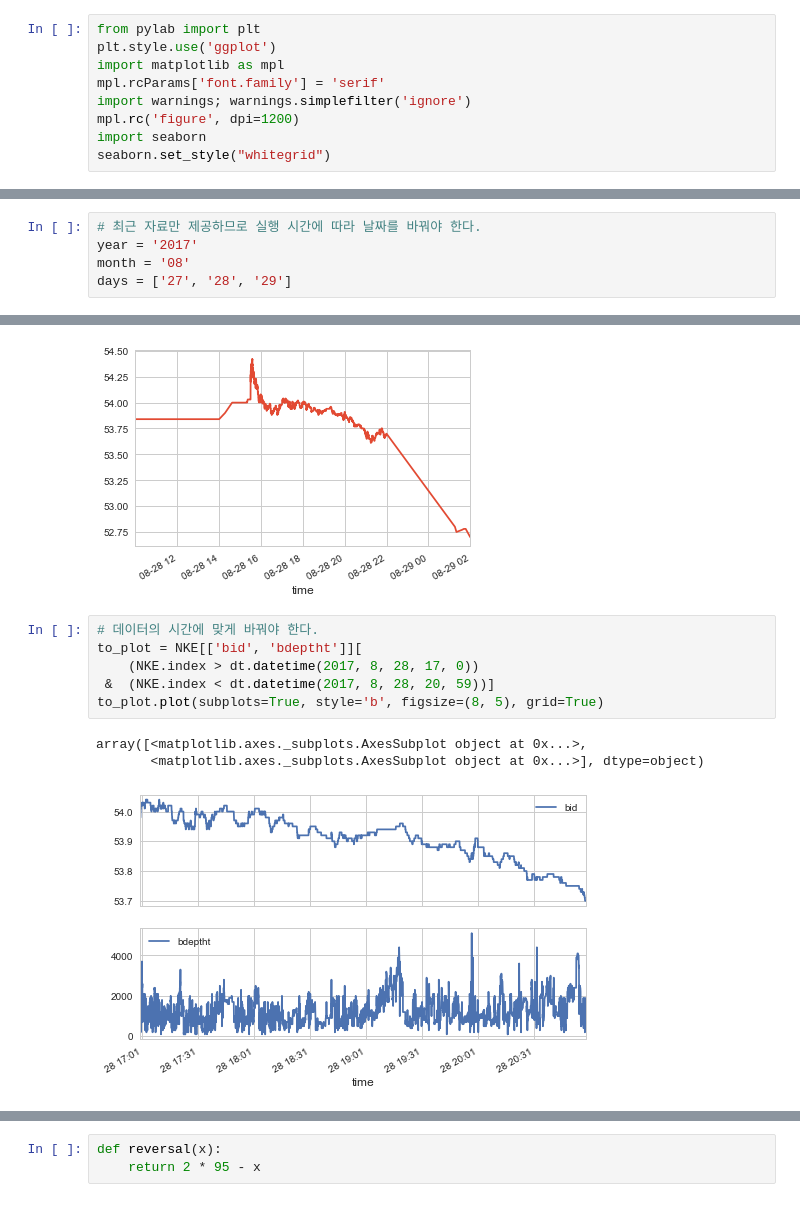
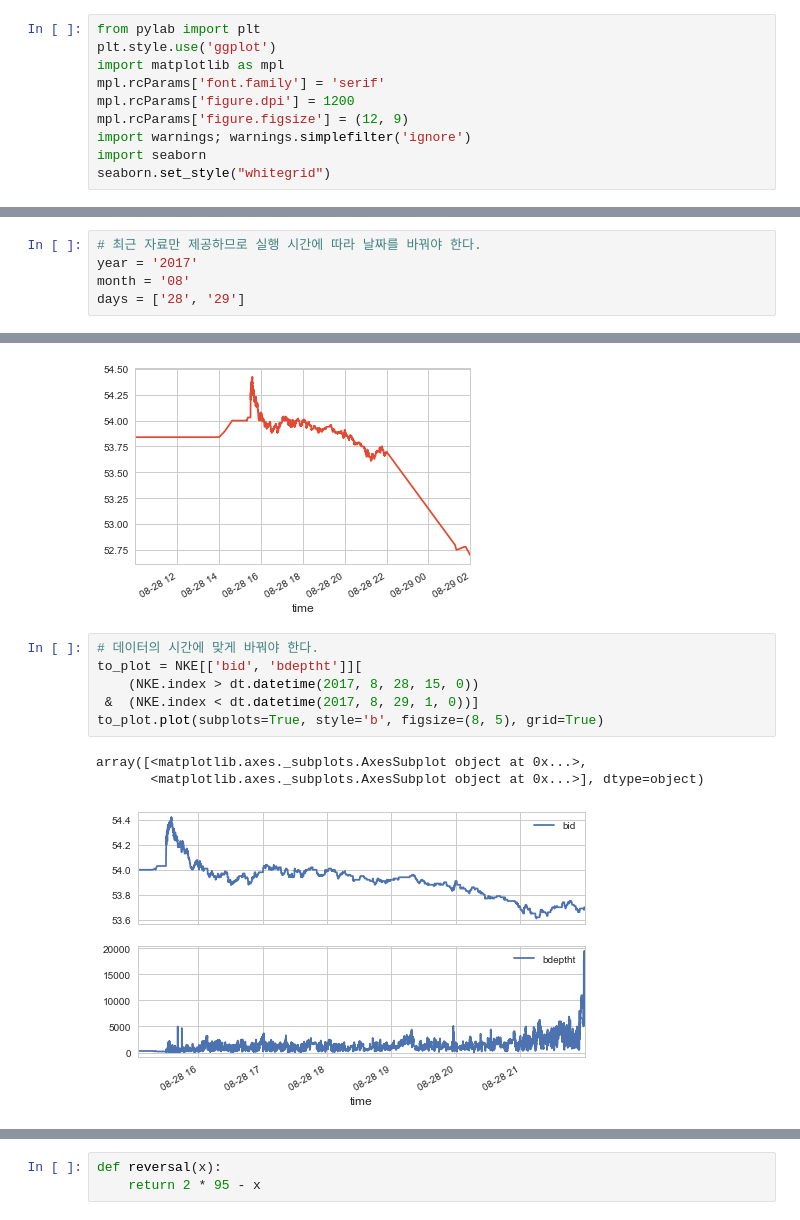
Before and after one commit to hjhjpark/py4fi, a Jupyter notebook: ipython3/06_Financial_Time_Series.ipynb, the cells around one changed output, grey strips where cells are left out. Saved outputs shown, nothing was run; the diff lists cells and outputs as text.

```diff
--- a/ipython3/06_Financial_Time_Series.ipynb
+++ b/ipython3/06_Financial_Time_Series.ipynb
@@ -28,8 +28,9 @@ from pylab import plt
 plt.style.use('ggplot')
 import matplotlib as mpl
 mpl.rcParams['font.family'] = 'serif'
+mpl.rcParams['figure.dpi'] = 1200
+mpl.rcParams['figure.figsize'] = (12, 9)
 import warnings; warnings.simplefilter('ignore')
-mpl.rc('figure', dpi=1200)
 import seaborn
 seaborn.set_style("whitegrid")
 # %% [markdown]
@@ -773,7 +774,7 @@ url = url1 + url2
 # 최근 자료만 제공하므로 실행 시간에 따라 날짜를 바꿔야 한다.
 year = '2017'
 month = '08'
-days = ['27', '28', '29']
+days = ['28', '29']
 # %%
 NKE = pd.DataFrame()
 for day in days:
@@ -805,11 +806,11 @@ NKE['bid'].plot(grid=True)
 # %%
 # 데이터의 시간에 맞게 바꿔야 한다.
 to_plot = NKE[['bid', 'bdeptht']][
-    (NKE.index > dt.datetime(2017, 8, 28, 17, 0))
- &  (NKE.index < dt.datetime(2017, 8, 28, 20, 59))]
+    (NKE.index > dt.datetime(2017, 8, 28, 15, 0))
+ &  (NKE.index < dt.datetime(2017, 8, 29, 1, 0))]
 to_plot.plot(subplots=True, style='b', figsize=(8, 5), grid=True)
 # %% [output]
 array([<matplotlib.axes._subplots.AxesSubplot object at 0x...>,
        <matplotlib.axes._subplots.AxesSubplot object at 0x...>], dtype=object)
-[figure, old version]
+[figure, new version]
 # %%
```
Also changed, not shown: parts of 28 cells of this notebook.
